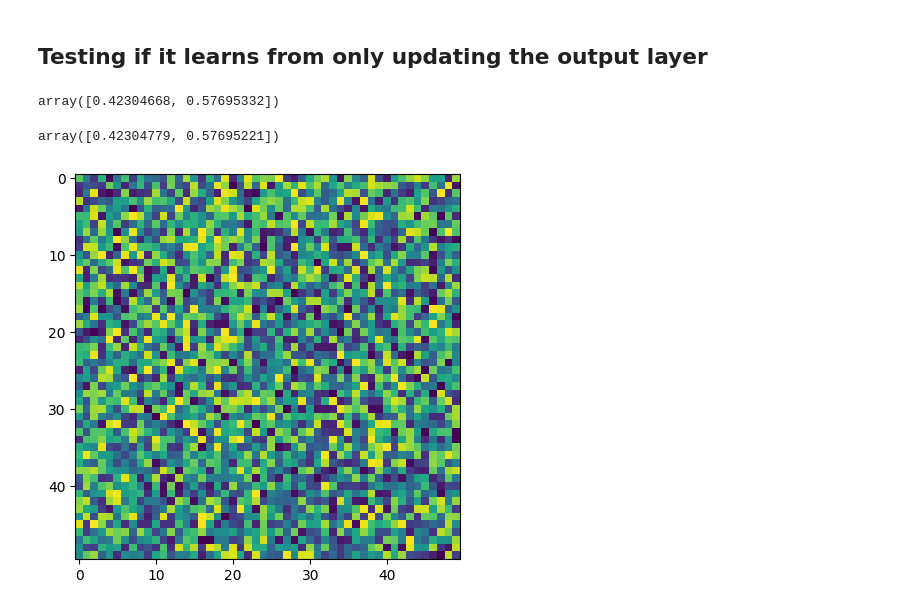
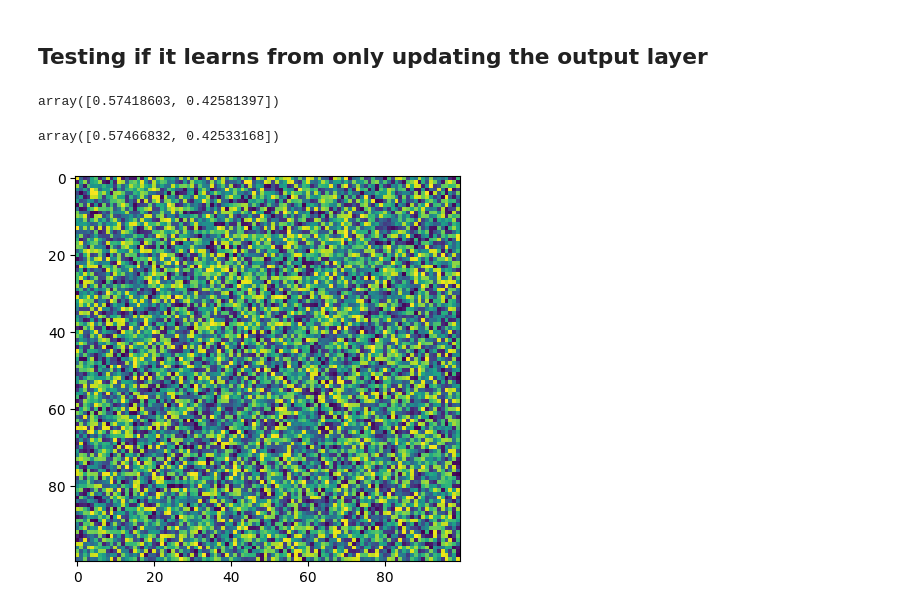
Before and after one commit to magnushelliesen/neural-network, a Jupyter notebook: neural-network.ipynb, the cells around one changed output. Drawn from its saved outputs; the diff is of its cells as text; code cells hidden in the pictures.

```diff
--- a/neural-network.ipynb
+++ b/neural-network.ipynb
@@ -8,7 +8,7 @@ from neural_network.neural_network import NeuralNetwork
 # %% [markdown]
 ## Setting up a random neural network
 # %%
-nn = NeuralNetwork(100, 50, 3, 2)
+nn = NeuralNetwork(100, 100, 1, 2)
 # %% [markdown]
 ## Testing if it learns from only updating the output layer
 # %%
@@ -19,17 +19,17 @@ array2 = np.linspace(1, 0, 100)
 # Without training the neural network does not know how that maps to an output
 nn.predict(array1)
 # %% [output]
-array([0.42304668, 0.57695332])
+array([0.57418603, 0.42581397])
 # %%
 nn.predict(array2)
 # %% [output]
-array([0.42304779, 0.57695221])
+array([0.57466832, 0.42533168])
 # %%
 # Heatmap of weights between hidden layer before training
 plt.figure(figsize=(5, 5))
-plt.imshow(nn.weights[1])
+plt.imshow(nn.weights0[0])
 plt.show()
 # %% [output]
-[figure, old version]
+[figure, new version]
 # %%
 # Making two types of data with some noise
```
Also changed, not shown: parts of 7 cells of this notebook.
